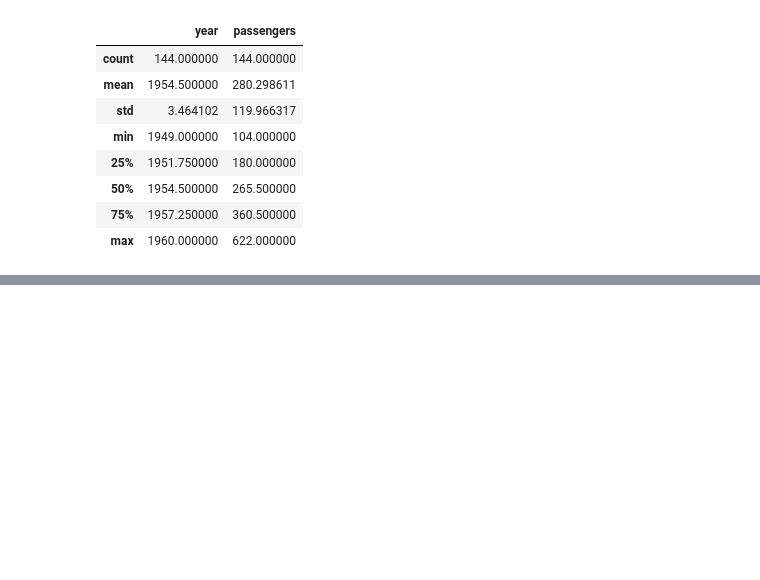
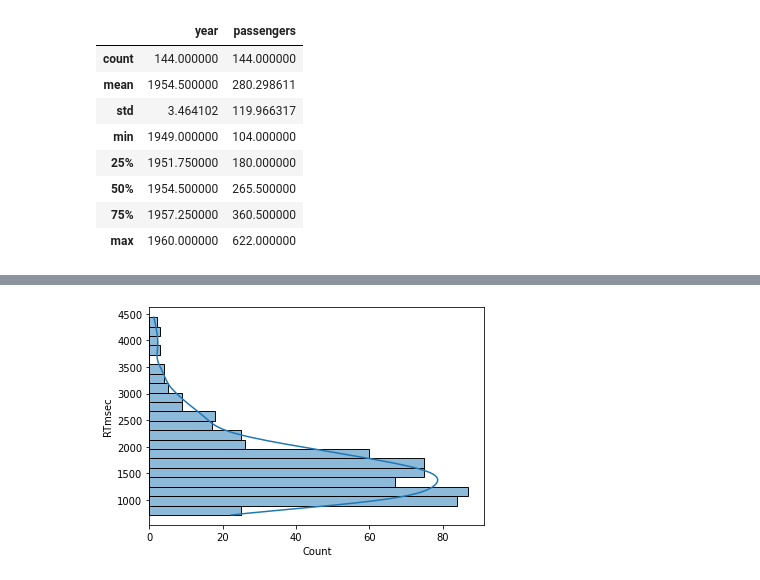
Before and after one commit to jspark0914/math, a Jupyter notebook: matplotlib.ipynb, the cells around one changed output, grey strips where cells are left out. Cells and saved outputs as stored; diff of their text form; code cells hidden in the pictures; blank space fills up the shorter version.

```diff
--- a/matplotlib.ipynb
+++ b/matplotlib.ipynb
@@ -118,0 +129,5 @@ plt.show()
+# %%
+sns.histplot(y=df['RTmsec'],kde=True)
+plt.show()
+# %% [output]
+[figure, added]
```
Also changed, not shown: parts of 5 cells of this notebook.
